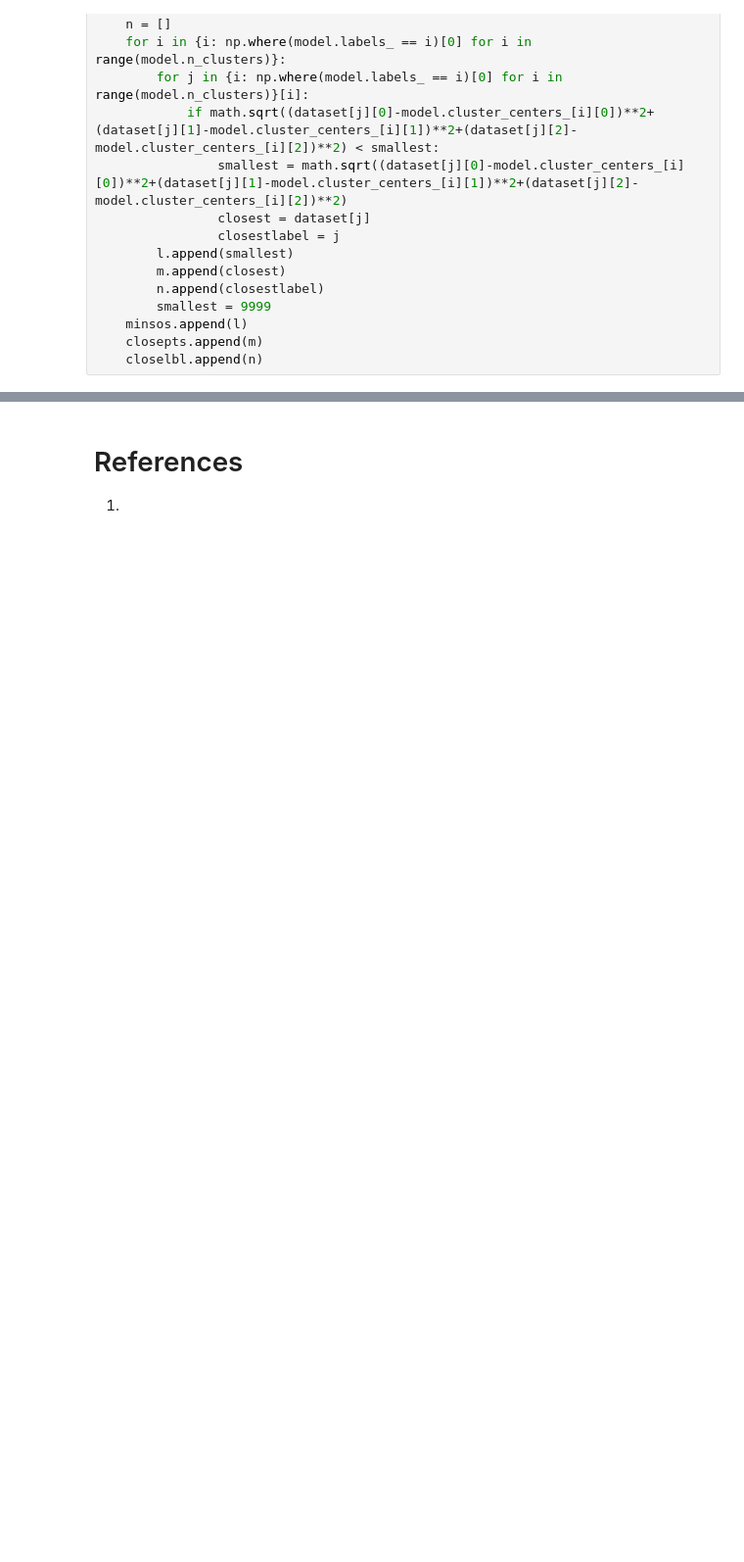
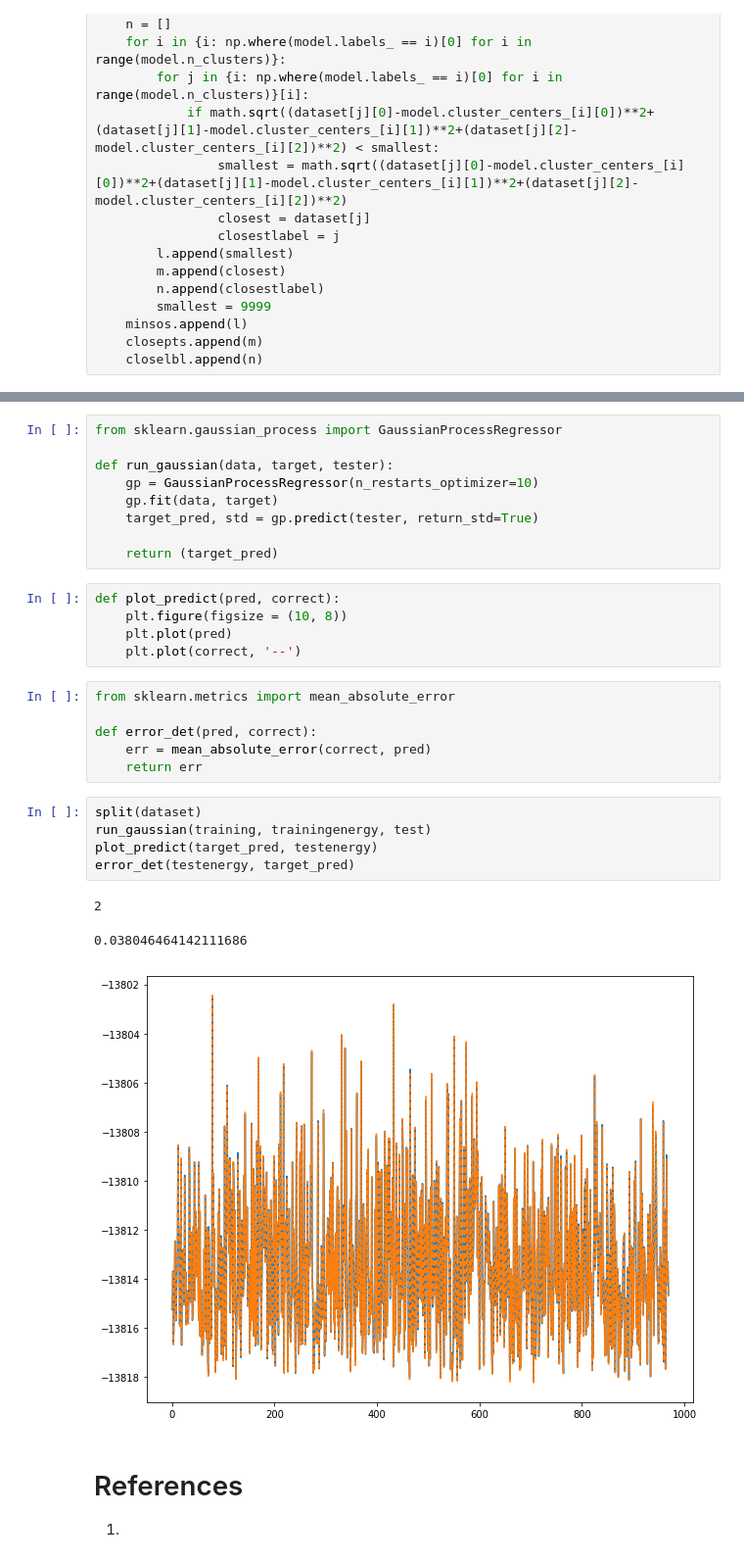
Before and after one commit to simonbatzner/RSI, a Jupyter notebook: RSI 2018-Yatin Chandar.ipynb, the cells around one changed output, grey strips where cells are left out. Shown: that part at 98% size. Drawn from its saved outputs; the diff is of its cells as text; blank space fills up the shorter version.

```diff
--- a/RSI 2018-Yatin Chandar.ipynb
+++ b/RSI 2018-Yatin Chandar.ipynb
@@ -218,3 +293,32 @@ plt.plot(target, '--')
+# %%
+from sklearn.gaussian_process import GaussianProcessRegressor
+
+def run_gaussian(data, target, tester):
+    gp = GaussianProcessRegressor(n_restarts_optimizer=10)
+    gp.fit(data, target)
+    target_pred, std = gp.predict(tester, return_std=True)
+
+    return (target_pred)
+# %%
+def plot_predict(pred, correct):
+    plt.figure(figsize = (10, 8))
+    plt.plot(pred)
+    plt.plot(correct, '--')
+# %%
+from sklearn.metrics import mean_absolute_error
+
+def error_det(pred, correct):
+    err = mean_absolute_error(correct, pred)
+    return err
+# %%
+split(dataset)
+run_gaussian(training, trainingenergy, test)
+plot_predict(target_pred, testenergy)
+error_det(testenergy, target_pred)
+# %% [output]
+2
+0.038046464142111686
+[figure, added]
 # %% [markdown]
 # References
 1.
```
Also changed, not shown: parts of 8 cells of this notebook.
